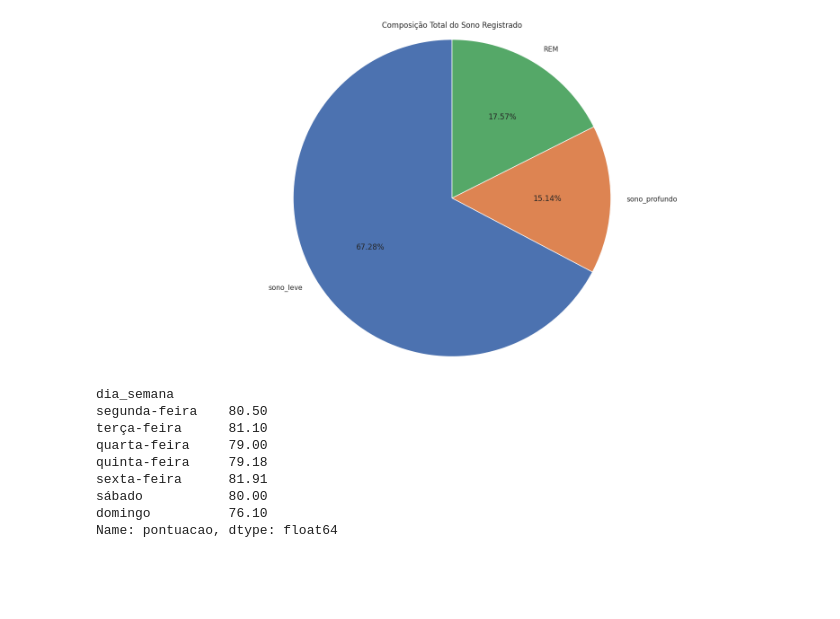
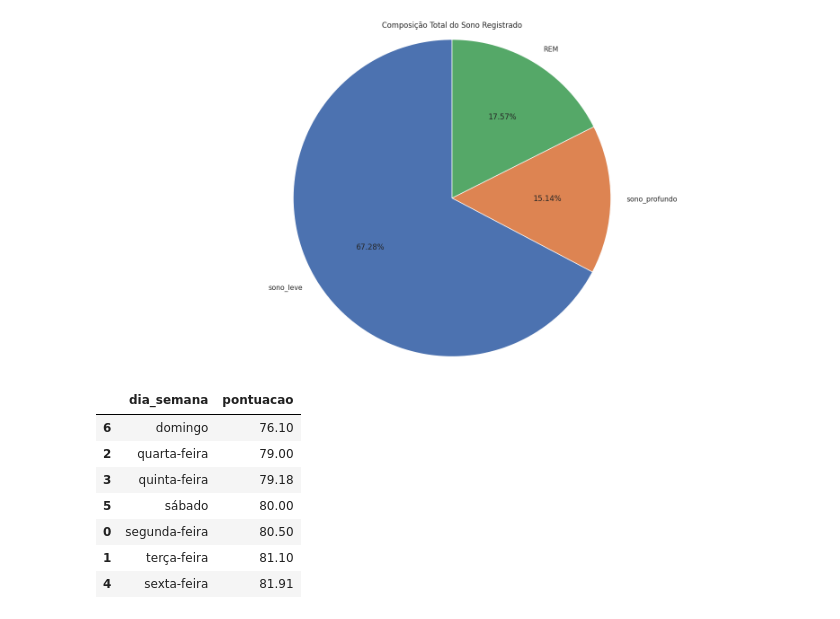
Before and after one commit to kylesonev/sleep_analysis, a Jupyter notebook: notebook/02_eda.ipynb, the cells around one changed output. Cells and saved outputs as stored; diff of their text form; code cells hidden in the pictures; blank space fills up the shorter version.

```diff
--- a/notebook/02_eda.ipynb
+++ b/notebook/02_eda.ipynb
@@ -238,14 +240,15 @@ medias = data_semana.groupby("dia_semana")["pontuacao"].mean().round(2)
 # %%
-medias
+medias_df = medias_df.sort_values("pontuacao", ascending=True)
-# %% [output]
-dia_semana
-segunda-feira    80.50
-terça-feira      81.10
-quarta-feira     79.00
-quinta-feira     79.18
-sexta-feira      81.91
-sábado           80.00
-domingo          76.10
-Name: pontuacao, dtype: float64
+# %%
+medias_df
+# %% [output]
+|  | dia_semana | pontuacao |
+| 6 | domingo | 76.10 |
+| 2 | quarta-feira | 79.00 |
+| 3 | quinta-feira | 79.18 |
+| 5 | sábado | 80.00 |
+| 0 | segunda-feira | 80.50 |
+| 1 | terça-feira | 81.10 |
+| 4 | sexta-feira | 81.91 |
 # %%
 plt.figure(figsize=(16, 8))
```
Also changed, not shown: parts of 6 cells of this notebook.
